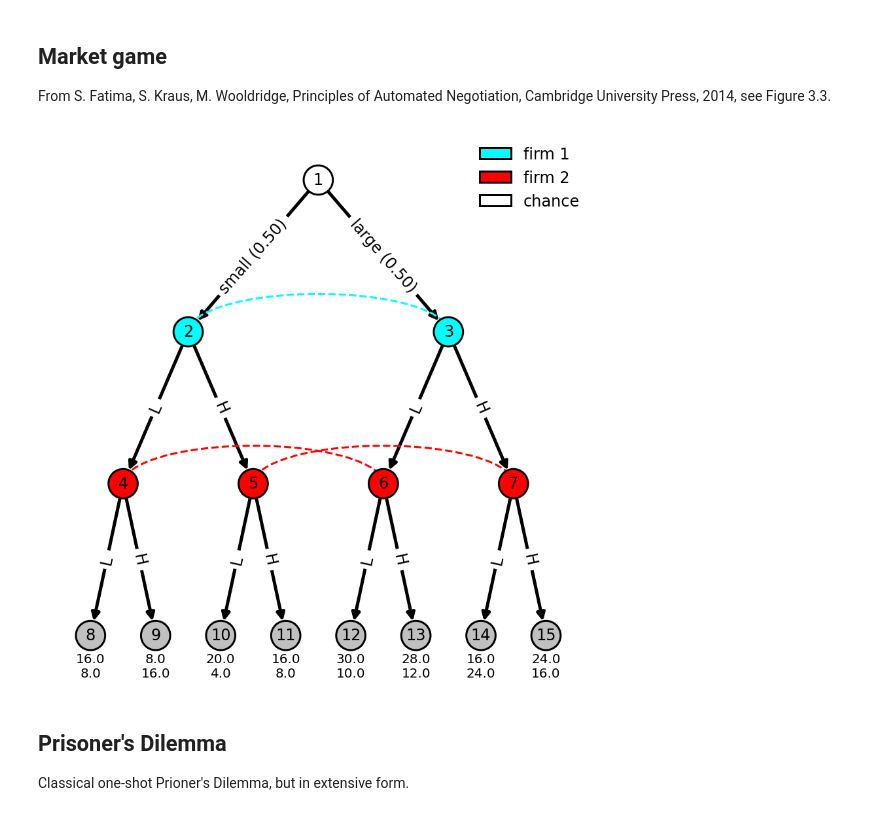
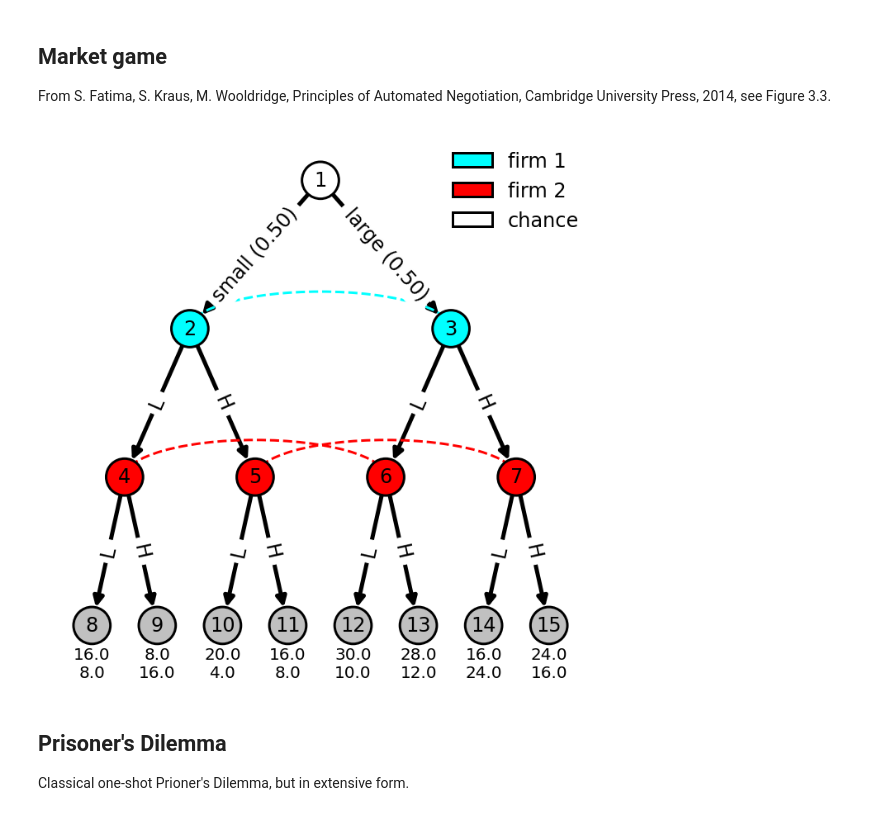
Before and after one commit to nmontesg/norms-games, a Jupyter notebook: examples/extensive_games_example.ipynb, the cells around one changed output. Cells and saved outputs as stored; diff of their text form; code cells hidden in the pictures.

```diff
--- a/examples/extensive_games_example.ipynb
+++ b/examples/extensive_games_example.ipynb
@@ -48,36 +48,36 @@ m.set_utility(8, {'firm 1':16, 'firm 2':8})
 m.set_utility(9, {'firm 1':8, 'firm 2':16})
 m.set_utility(10, {'firm 1':20, 'firm 2':4})
 m.set_utility(11, {'firm 1':16, 'firm 2':8})
 m.set_utility(12, {'firm 1':30, 'firm 2':10})
 m.set_utility(13, {'firm 1':28, 'firm 2':12})
 m.set_utility(14, {'firm 1':16, 'firm 2':24})
 m.set_utility(15, {'firm 1':24, 'firm 2':16})
 
 position_colors =  {'firm 1':'cyan', 'firm 2':'red'}
 
 # default keywords for rendering the figure
-my_fig_kwargs = dict(figsize=(12,12), frameon=False, tight_layout=True)
+my_fig_kwargs = dict(figsize=(12,12), frameon=False)
 my_node_kwargs = dict(font_size=24, node_size=2000, edgecolors='k', linewidths=3)
 my_edge_kwargs = dict(arrowsize=25, width=5)
 my_edge_labels_kwargs = dict(font_size=24)
 my_patch_kwargs = dict(linewidth=3)
 my_legend_kwargs = dict(fontsize=24, loc='upper right', edgecolor='white')
 my_utility_label_kwargs = dict(horizontalalignment='center', fontsize=20)
 my_info_sets_kwargs = dict(linestyle='--', linewidth=3)
 
 fig = plot_game(m,
                 position_colors,
                 fig_kwargs=my_fig_kwargs,
                 node_kwargs=my_node_kwargs,
                 edge_kwargs=my_edge_kwargs,
                 edge_labels_kwargs=my_edge_labels_kwargs,
                 patch_kwargs=my_patch_kwargs,
                 legend_kwargs=my_legend_kwargs,
                 utility_label_kwargs=my_utility_label_kwargs,
-                utility_label_shift=0.055,
+                utility_label_shift=0.075,
                 info_sets_kwargs=my_info_sets_kwargs)
 # %% [output]
-[figure, old version]
+[figure, new version]
 # %% [markdown]
 ## Prisoner's Dilemma
 
```
Also changed, not shown: parts of 1 cell of this notebook, 7 other files.
